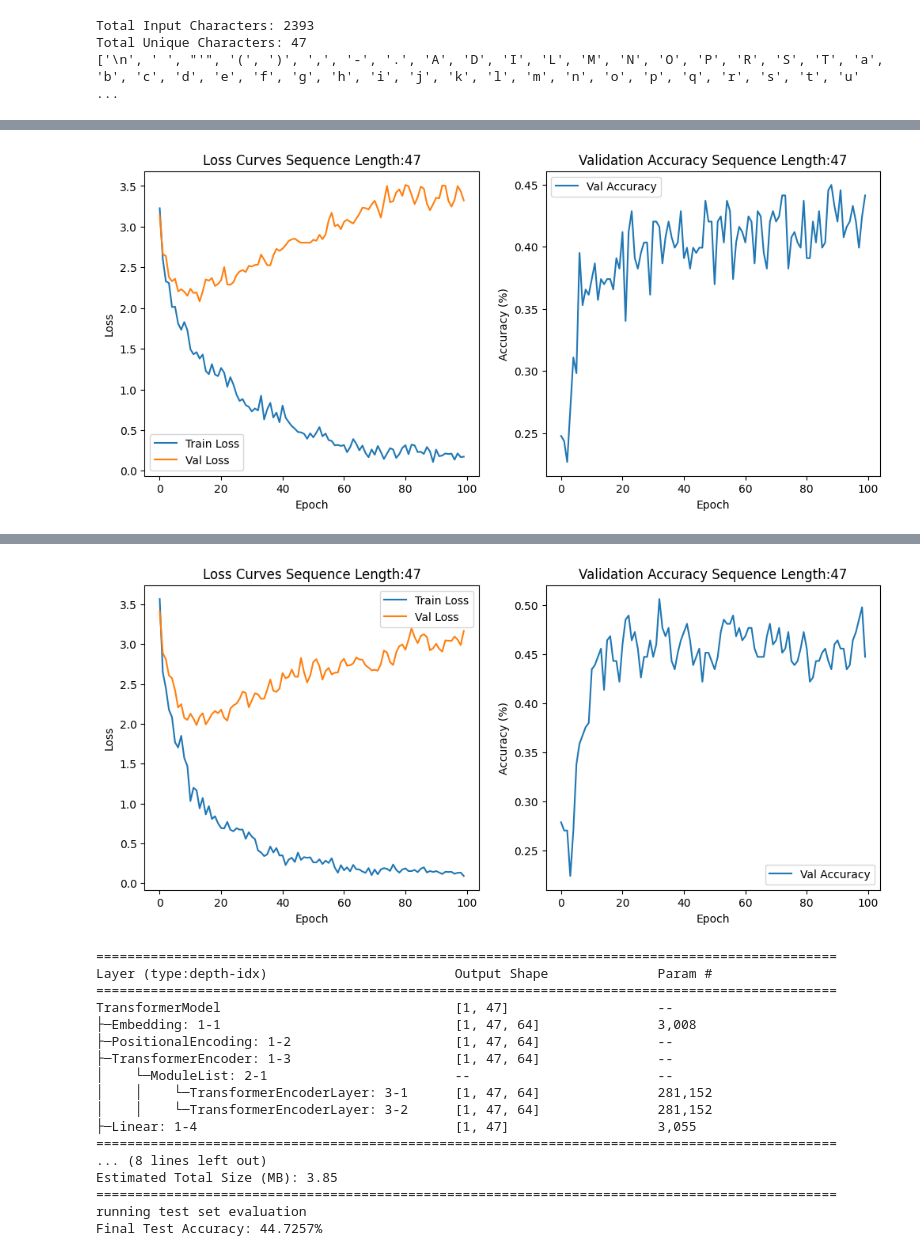
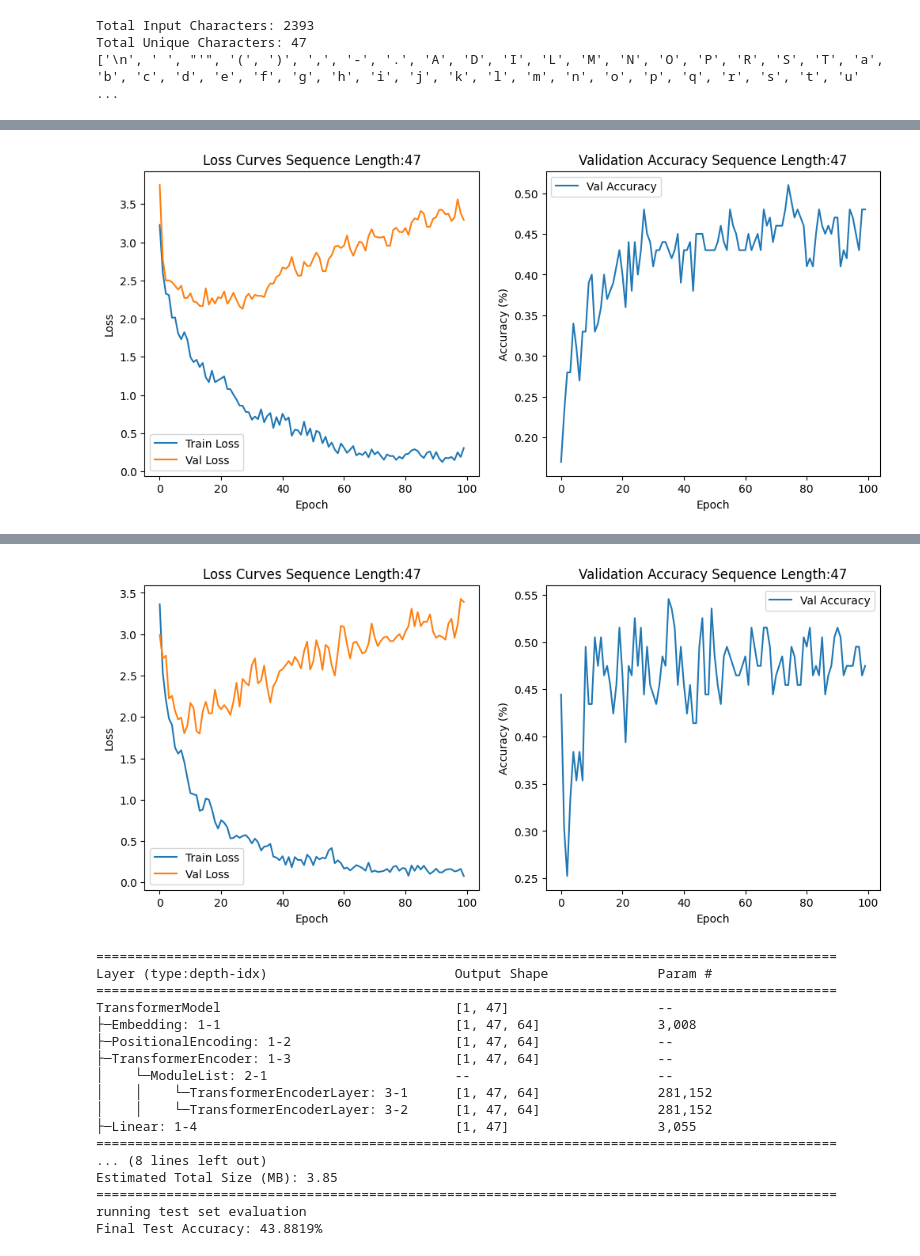
Before and after one commit to JordanTerwilliger/Intro-to-Deep-Learning, a Jupyter notebook: HW4/HW4_NLP_Transformer_Q1.ipynb, the cells around one changed output, grey strips where cells are left out. Drawn from its saved outputs; the diff is of its cells as text; code cells hidden in the pictures.

```diff
--- a/HW4/HW4_NLP_Transformer_Q1.ipynb
+++ b/HW4/HW4_NLP_Transformer_Q1.ipynb
@@ -186,7 +190,7 @@ for seq_len in input_lengths:
 
 
 
-    for X_val, y_val in test_loader:
+    for X_val, y_val in val_loader:
       #Here is where we evaluate the model on the current epoch
       model.eval()
       with torch.no_grad():
@@ -251,4 +255,4 @@ Training time for Epoch 80: 0.060029 seconds
-[figure, old version]
+[figure, new version]
 ===============================================================================================
 Layer (type:depth-idx)                        Output Shape              Param #
 ===============================================================================================
@@ -269,4 +273,4 @@ Training time for Epoch 80: 0.079628 seconds
-[figure, old version]
+[figure, new version]
 ===============================================================================================
 Layer (type:depth-idx)                        Output Shape              Param #
 ===============================================================================================
@@ -283,7 +287,7 @@ TransformerModel                              [1, 47]                   --
 Estimated Total Size (MB): 3.85
 ===============================================================================================
 running test set evaluation
-Final Test Accuracy: 44.7257%
+Final Test Accuracy: 43.8819%
 # %%
 def predictNextChar(model, char_to_ix, ix_to_char, initial_str):
   model.eval()
```
Also changed, not shown: parts of 3 cells of this notebook.
